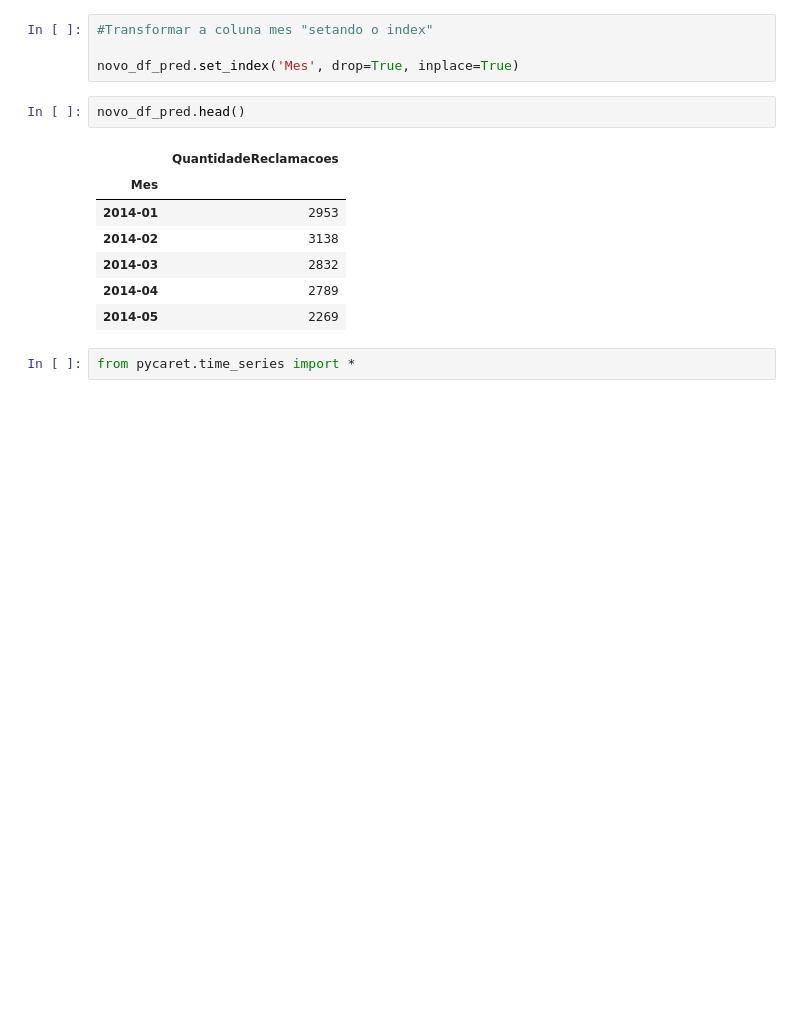
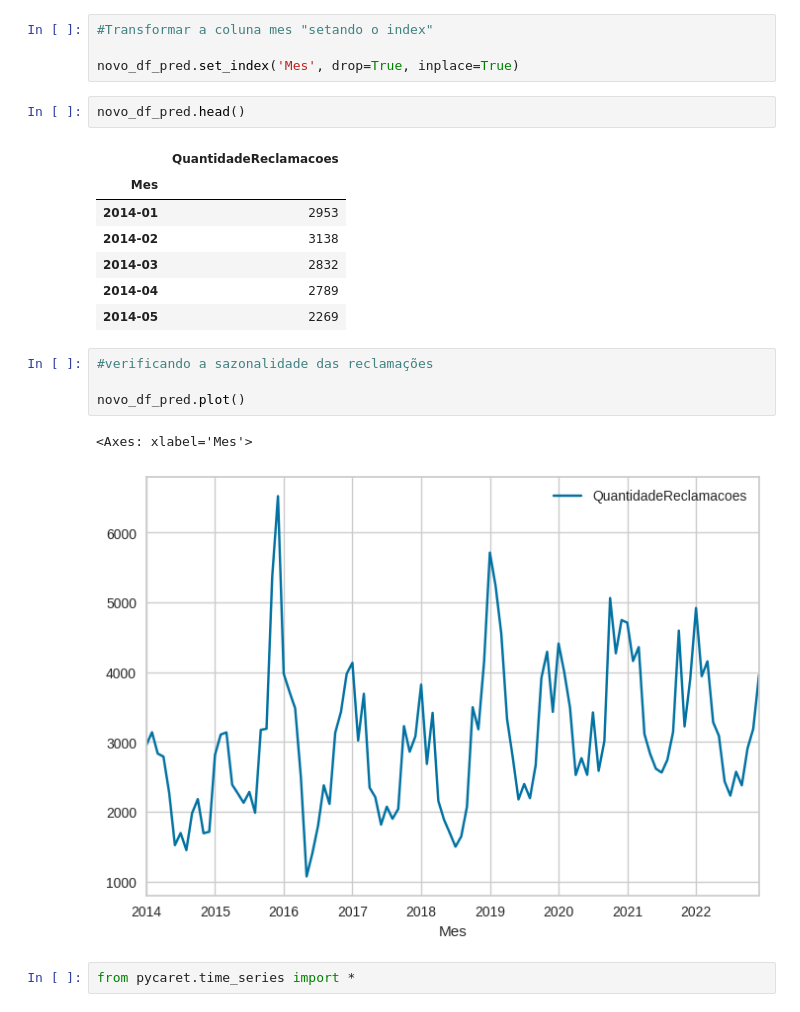
Before and after one commit to LerinaMM/satisfacao_consumidor_aneel, a Jupyter notebook: ANEEL_NOVA_1.ipynb, the cells around one changed output. Saved outputs shown, nothing was run; the diff lists cells and outputs as text; blank space fills up the shorter version.

```diff
--- a/ANEEL_NOVA_1.ipynb
+++ b/ANEEL_NOVA_1.ipynb
@@ -663,6 +663,13 @@ novo_df_pred.head()
 | 2014-03 | 2832 |
 | 2014-04 | 2789 |
 | 2014-05 | 2269 |
+# %%
+#verificando a sazonalidade das reclamações
+
+novo_df_pred.plot()
+# %% [output]
+<Axes: xlabel='Mes'>
+[figure, added]
 # %%
 from pycaret.time_series import *
 # %%
```
Also changed, not shown: parts of 5 cells of this notebook.
